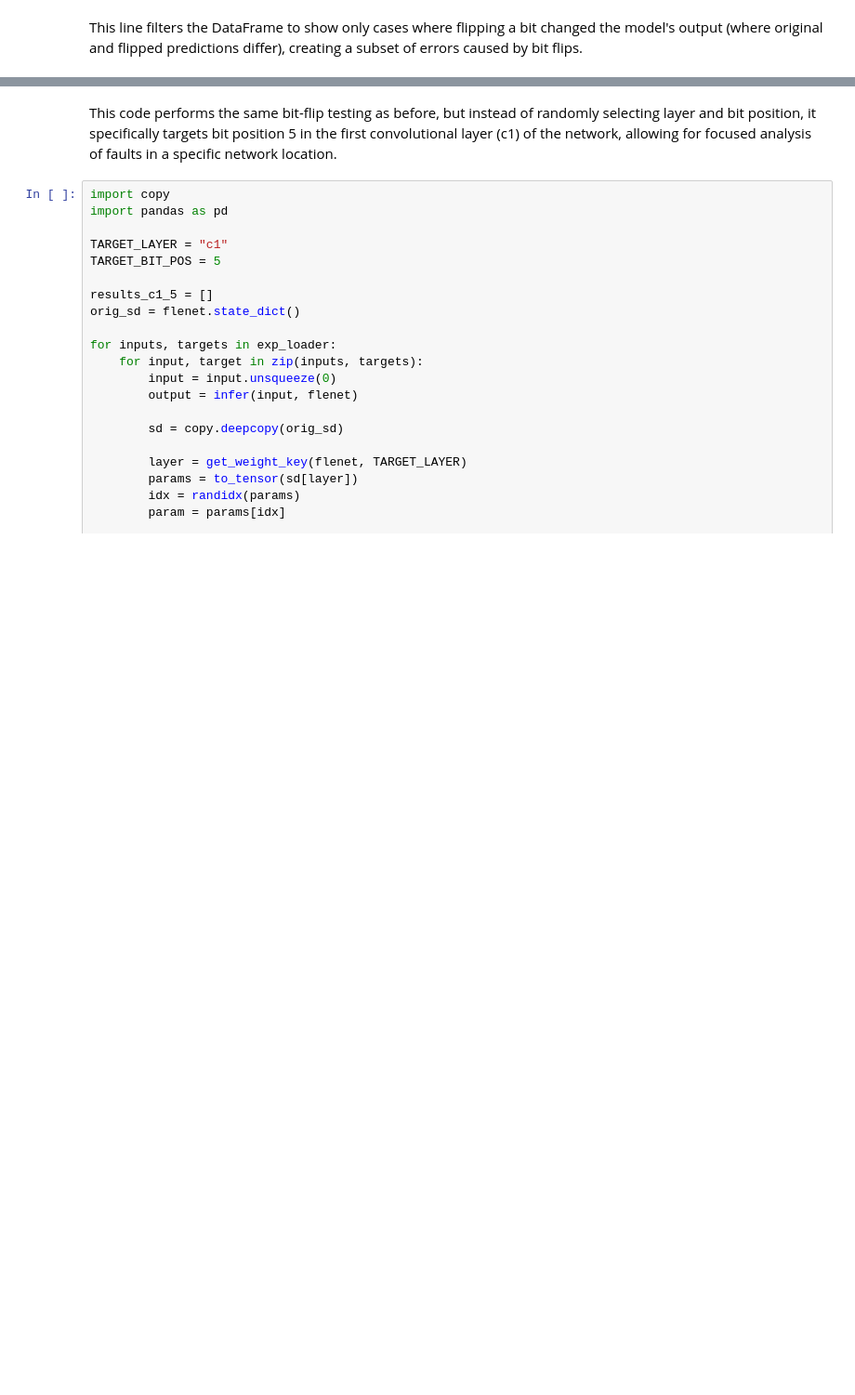
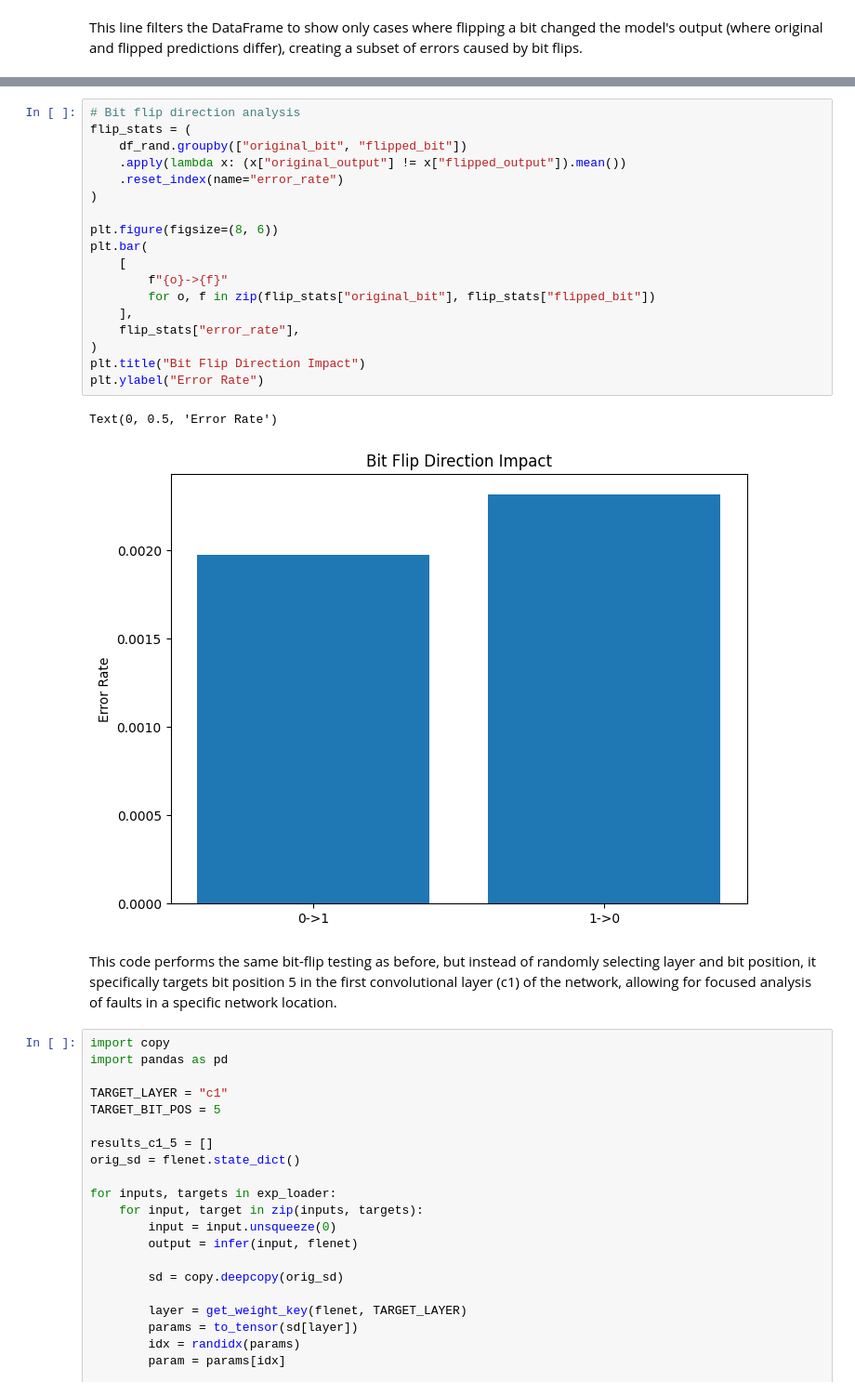
Before and after one commit to zlpkhr/lenet, a Jupyter notebook: lenet.ipynb, the cells around one changed output, grey strips where cells are left out. Shown at 93% size. Saved outputs shown, nothing was run; the diff lists cells and outputs as text; blank space fills up the shorter version.

```diff
--- a/lenet.ipynb
+++ b/lenet.ipynb
@@ -503,3 +552,24 @@ rand_errors_df
+# %%
+# Bit flip direction analysis
+flip_stats = (
+    df_rand.groupby(["original_bit", "flipped_bit"])
+    .apply(lambda x: (x["original_output"] != x["flipped_output"]).mean())
+    .reset_index(name="error_rate")
+)
+
+plt.figure(figsize=(8, 6))
+plt.bar(
+    [
+        f"{o}->{f}"
+        for o, f in zip(flip_stats["original_bit"], flip_stats["flipped_bit"])
+    ],
+    flip_stats["error_rate"],
+)
+plt.title("Bit Flip Direction Impact")
+plt.ylabel("Error Rate")
+# %% [output]
+Text(0, 0.5, 'Error Rate')
+[figure, added]
 # %% [markdown]
 This code performs the same bit-flip testing as before, but instead of randomly selecting layer and bit position, it specifically targets bit position 5 in the first convolutional layer (c1) of the network, allowing for focused analysis of faults in a specific network location.
 # %%
```
Also changed, not shown: parts of 7 cells of this notebook, 2 other files.
